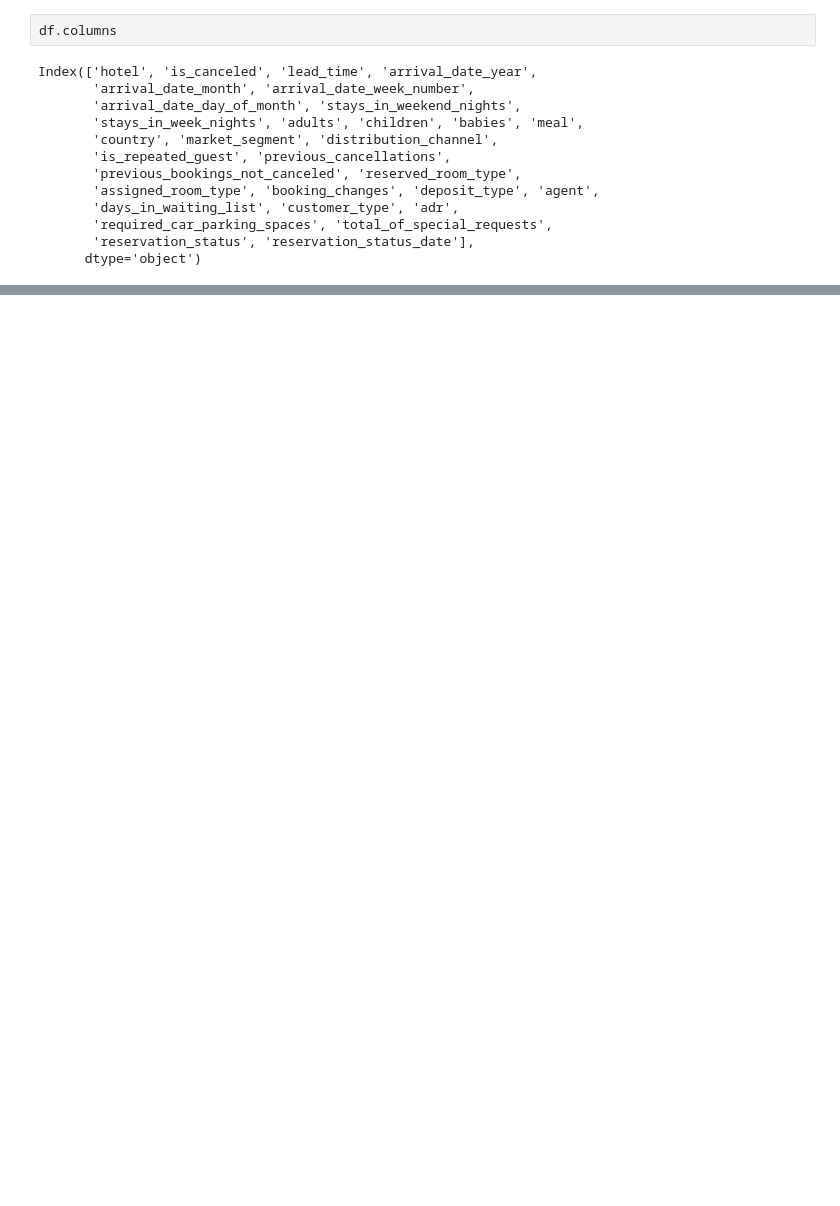
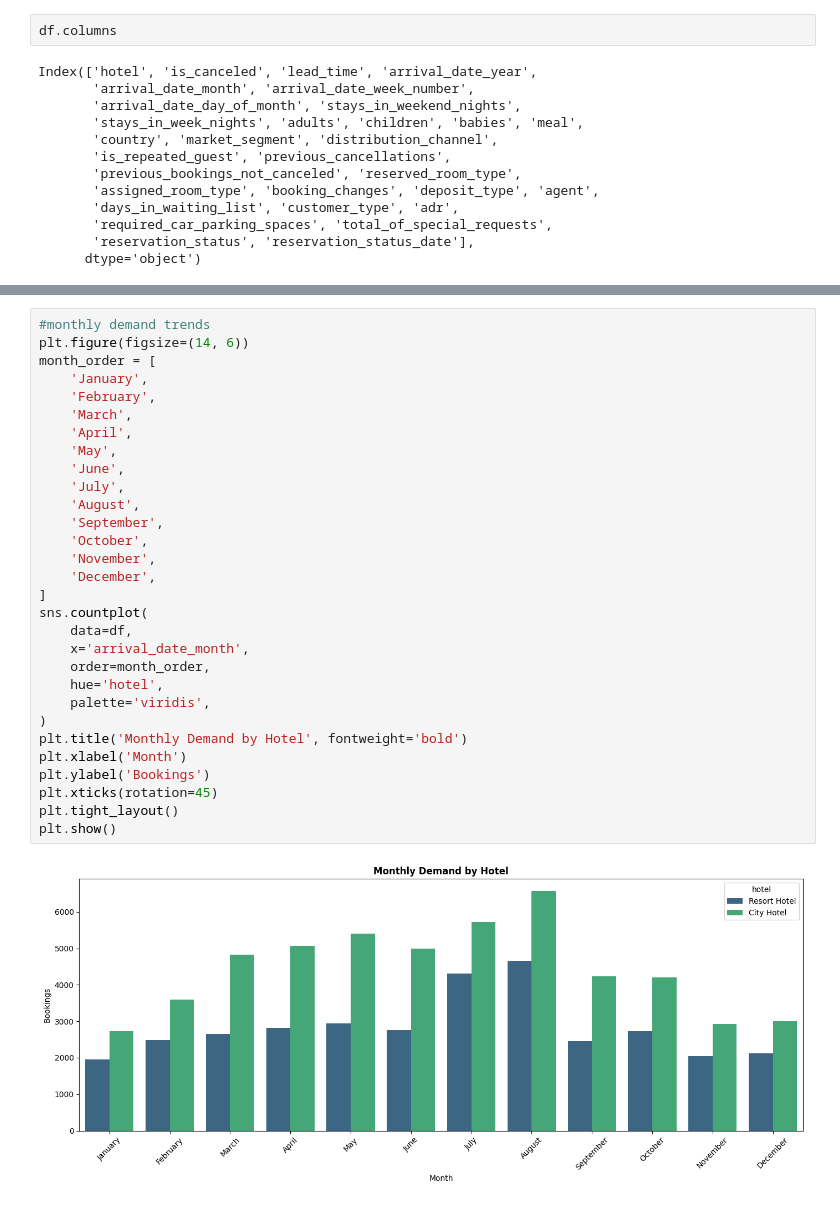
Before and after one commit to nishant3937899/hotel-booking-data-analysis, a Jupyter notebook: hotel booking data analysis.ipynb, the cells around one changed output, grey strips where cells are left out. Cells and saved outputs as stored; diff of their text form; blank space fills up the shorter version.

```diff
--- a/hotel booking data analysis.ipynb
+++ b/hotel booking data analysis.ipynb
@@ -218,0 +244,32 @@ plt.show()
+# %%
+#monthly demand trends
+plt.figure(figsize=(14, 6))
+month_order = [
+    'January',
+    'February',
+    'March',
+    'April',
+    'May',
+    'June',
+    'July',
+    'August',
+    'September',
+    'October',
+    'November',
+    'December',
+]
+sns.countplot(
+    data=df,
+    x='arrival_date_month',
+    order=month_order,
+    hue='hotel',
+    palette='viridis',
+)
+plt.title('Monthly Demand by Hotel', fontweight='bold')
+plt.xlabel('Month')
+plt.ylabel('Bookings')
+plt.xticks(rotation=45)
+plt.tight_layout()
+plt.show()
+# %% [output]
+[figure, added]
```
Also changed, not shown: parts of 30 cells of this notebook.
